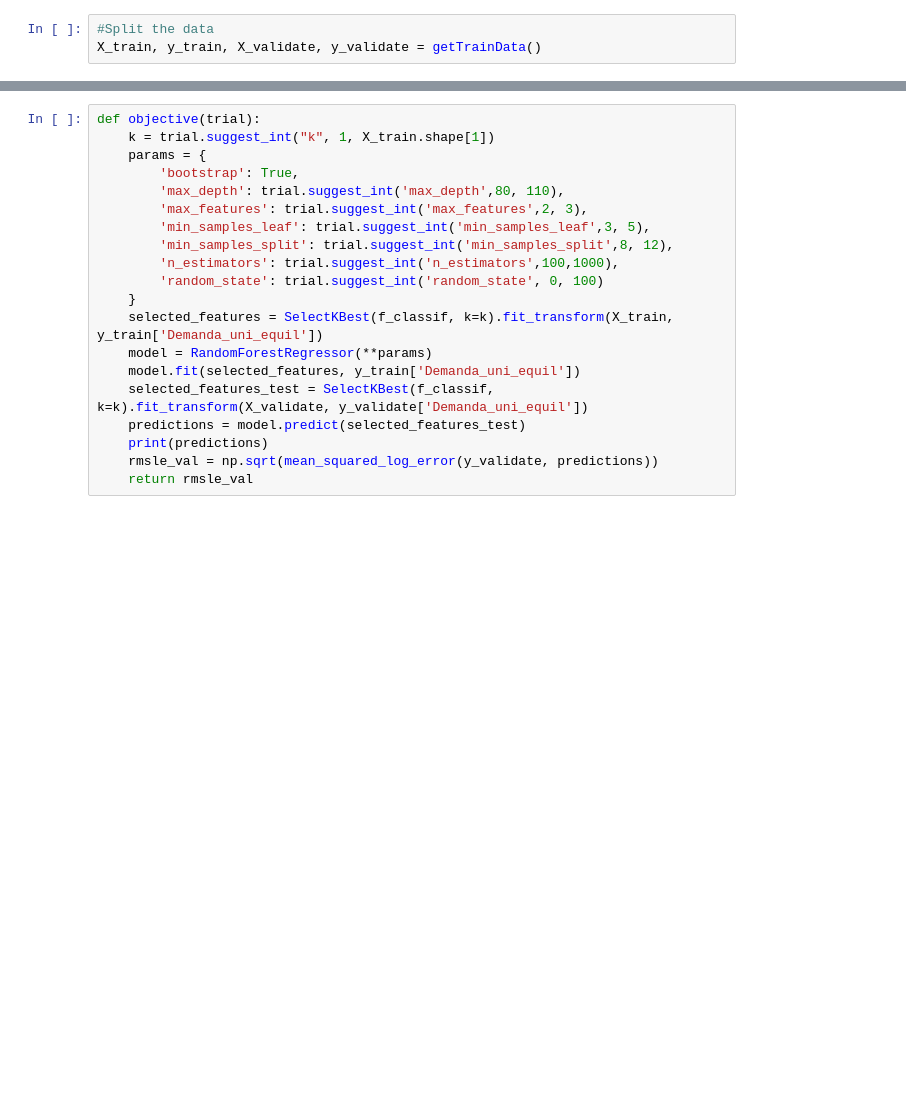
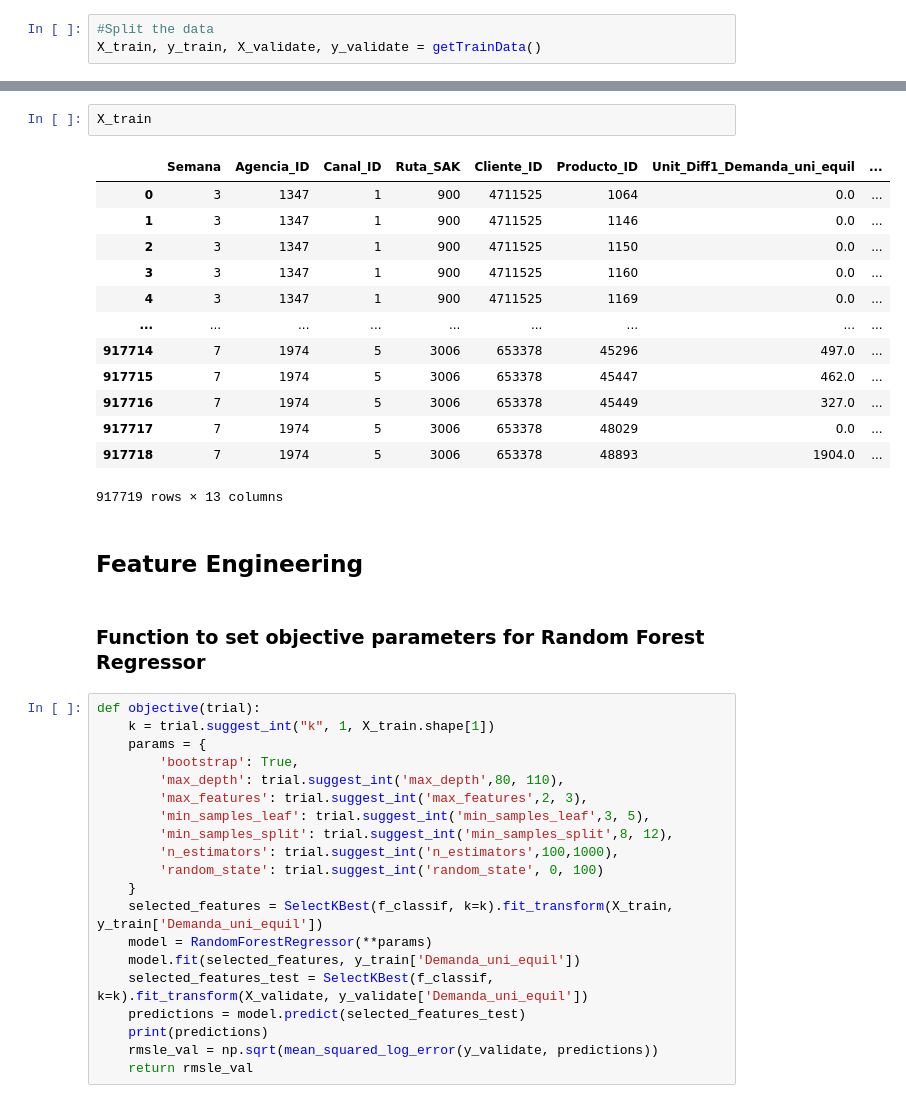
Before and after one commit to SimplySanti/FilRouge_Bimbo_Inventory, a Jupyter notebook: FillRouge/FillR2.ipynb, the cells around one changed output, grey strips where cells are left out. Cells and saved outputs as stored; diff of their text form; blank space fills up the shorter version.

```diff
--- a/FillRouge/FillR2.ipynb
+++ b/FillRouge/FillR2.ipynb
@@ -27,3 +54,23 @@ X_train, y_train, X_validate, y_validate = getTrainData()
+# %%
+X_train
+# %% [output]
+|  | Semana | Agencia_ID | Canal_ID | Ruta_SAK | Cliente_ID | Producto_ID | Unit_Diff1_Demanda_uni_equil | ... |
+| 0 | 3 | 1347 | 1 | 900 | 4711525 | 1064 | 0.0 | ... |
+| 1 | 3 | 1347 | 1 | 900 | 4711525 | 1146 | 0.0 | ... |
+| 2 | 3 | 1347 | 1 | 900 | 4711525 | 1150 | 0.0 | ... |
+| 3 | 3 | 1347 | 1 | 900 | 4711525 | 1160 | 0.0 | ... |
+| 4 | 3 | 1347 | 1 | 900 | 4711525 | 1169 | 0.0 | ... |
+| ... | ... | ... | ... | ... | ... | ... | ... | ... |
+| 917714 | 7 | 1974 | 5 | 3006 | 653378 | 45296 | 497.0 | ... |
+| 917715 | 7 | 1974 | 5 | 3006 | 653378 | 45447 | 462.0 | ... |
+| 917716 | 7 | 1974 | 5 | 3006 | 653378 | 45449 | 327.0 | ... |
+| 917717 | 7 | 1974 | 5 | 3006 | 653378 | 48029 | 0.0 | ... |
+| 917718 | 7 | 1974 | 5 | 3006 | 653378 | 48893 | 1904.0 | ... |
+917719 rows × 13 columns
+# %% [markdown]
+## Feature Engineering
+# %% [markdown]
+### Function to set objective parameters for Random Forest Regressor
 # %%
 def objective(trial):
     k = trial.suggest_int("k", 1, X_train.shape[1])
```
Also changed, not shown: parts of 29 cells of this notebook, 1 other file.
